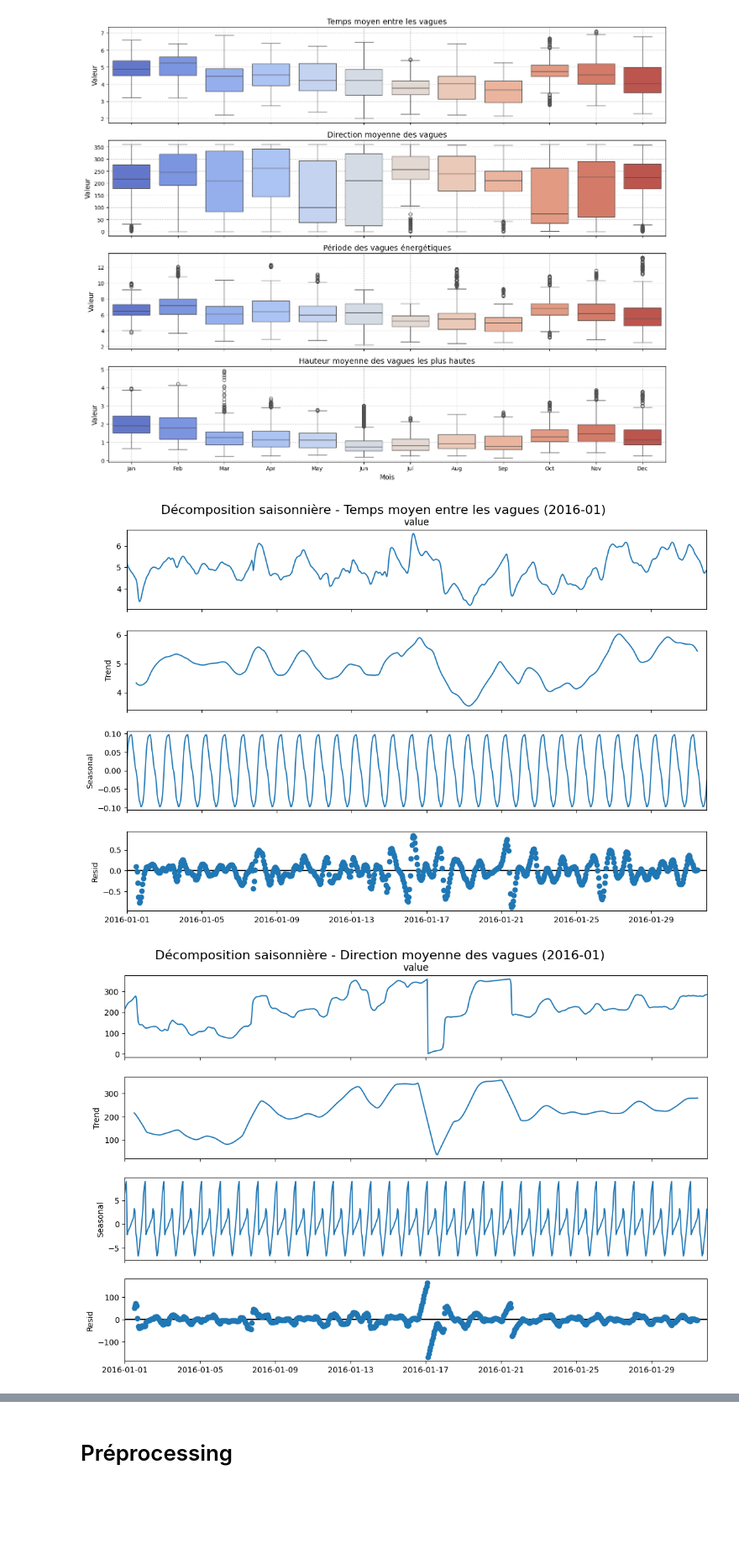
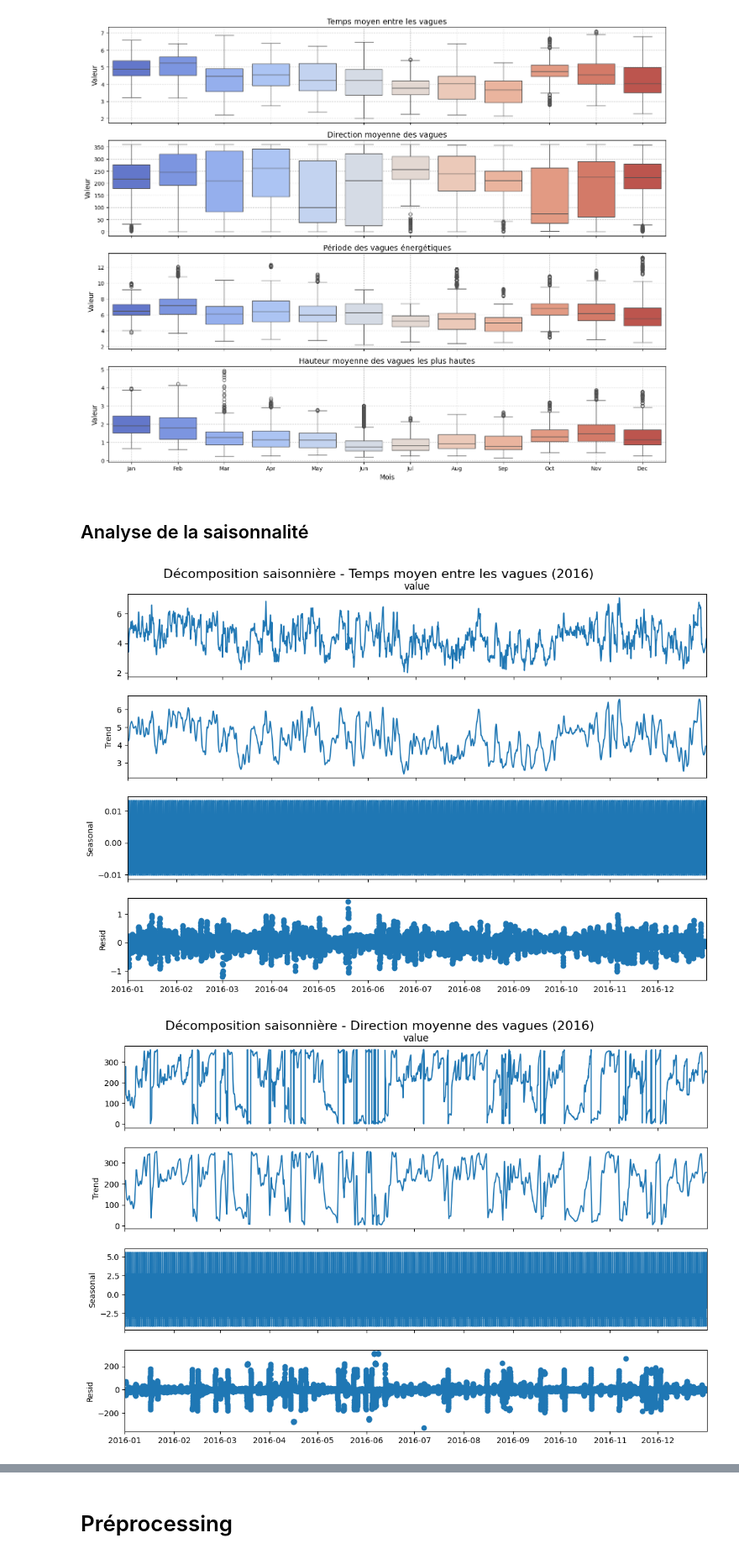
Before and after one commit to vonguyenthaonhi/SERIE-TEMPORELLE-MOSEF, a Jupyter notebook: projet.ipynb, the cells around one changed output, grey strips where cells are left out. Shown at 84% size. Drawn from its saved outputs; the diff is of its cells as text; code cells hidden in the pictures; blank space fills up the shorter version.

Commit message:
filtre

```diff
--- a/projet.ipynb
+++ b/projet.ipynb
@@ -321,40 +341,42 @@ Passing `palette` without assigning `hue` is deprecated and will be removed in v
 
   sns.boxplot(
 [figure]
+# %% [markdown]
+## Analyse de la saisonnalité
 # %%
 
 # Mois spécifique à analyser (exemple : janvier 2016)
-mois_filtre = "2016-01"
+#mois_filtre = "2016-01"
 
 # Liste des tables NetCDF
 tables = {
     "Temps moyen entre les vagues": temps_moyen_entre_les_vagues_2016_mer_du_nord,
     "Direction moyenne des vagues": direction_moyene_des_vagues_2016_mer_du_nord,
     "Période des vagues énergétiques": temps_moyen_entre_les_vagues_energetiques_2016_mer_du_nord,
     "Hauteur moyenne des vagues les plus hautes": hauteur_moyenne_du_tier_des_vagues_les_plus_hautes_2016_mer_du_nord,
 }
 
 # Processus automatisé pour chaque table
 for name, data in tables.items():
     # Filtrer les données pour le mois spécifié
-    data_filtre = data.sel(time=slice(f"{mois_filtre}-01", f"{mois_filtre}-31"))
+    # data_filtre = data.sel(time=slice(f"{mois_filtre}-01", f"{mois_filtre}-31"))
 
     # Convertir en DataFrame compatible avec statsmodels
-    df = pd.DataFrame({"time": data_filtre["time"].values, "value": data_filtre.values}).set_index("time")
+    df = pd.DataFrame({"time": data["time"].values, "value": data.values}).set_index("time")
 
     # Vérifier qu'il y a des données après filtrage
     if len(df) == 0:
         print(f"Pas de données disponibles pour {name} en {mois_filtre}.")
         continue
 
     # Effectuer la décomposition saisonnière
     decomposition = seasonal_decompose(df["value"], model="additive", period=24)  # Période = 24 heures (ajustable)
 
     # Tracer le résultat
     fig = decomposition.plot()
     fig.suptitle(f"Décomposition saisonnière - {name} ({mois_filtre})", fontsize=16)  # Ajouter un titre
     fig.set_size_inches(12, 8)  # Ajuster la taille du graphique
     plt.show()
 # %% [output]
-[figure, old version]
+[figure, new version]
-[figure, old version]
+[figure, new version]
```
Also changed, not shown: parts of 14 cells of this notebook.
